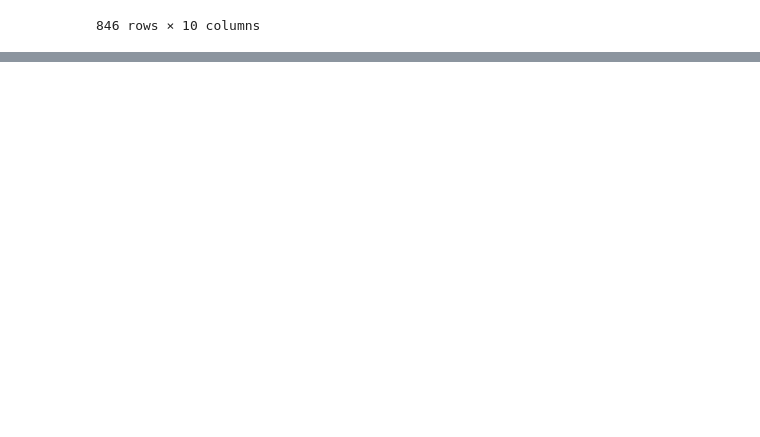
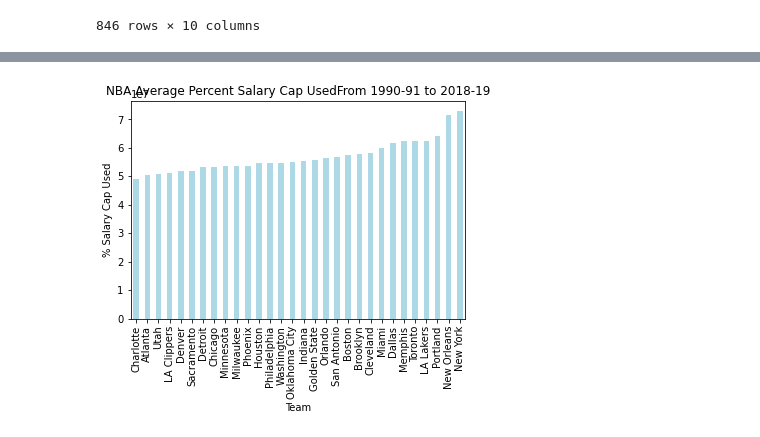
Before and after one commit to Kylec66/NBA-Analysis, a Jupyter notebook: NBA Payrolls Vs Performance.ipynb, the cells around one changed output, grey strips where cells are left out. Saved outputs shown, nothing was run; the diff lists cells and outputs as text; code cells hidden in the pictures; blank space fills up the shorter version.

```diff
--- a/NBA Payrolls Vs Performance.ipynb
+++ b/NBA Payrolls Vs Performance.ipynb
@@ -179,3 +180,12 @@ team_means.head()
 | Brooklyn | 5.772130e+07 | 7.350642e+07 | 4.653034e+07 | 126.327321 | 80.344828 | 35.413793 | ... |
 | Charlotte | 4.904401e+07 | 6.096909e+07 | 4.686181e+07 | 103.107365 | 80.222222 | 43.185185 | ... |
 | Chicago | 5.341999e+07 | 6.815120e+07 | 4.653034e+07 | 119.831988 | 80.344828 | 40.482759 | ... |
+# %%
+#Bar chart of "Average Cost Per Team"
+psc = team_means['Team Payroll (USD)']
+psc = psc.sort_values(ascending=True)
+psc.plot(kind="bar",title="NBA Average Percent Salary Cap UsedFrom 1990-91 to 2018-19", ylabel="% Salary Cap Used", color="lightblue", width=0.5)
+
+plt.show()
+# %% [output]
+[figure, added]
```
Also changed, not shown: parts of 29 cells of this notebook.
